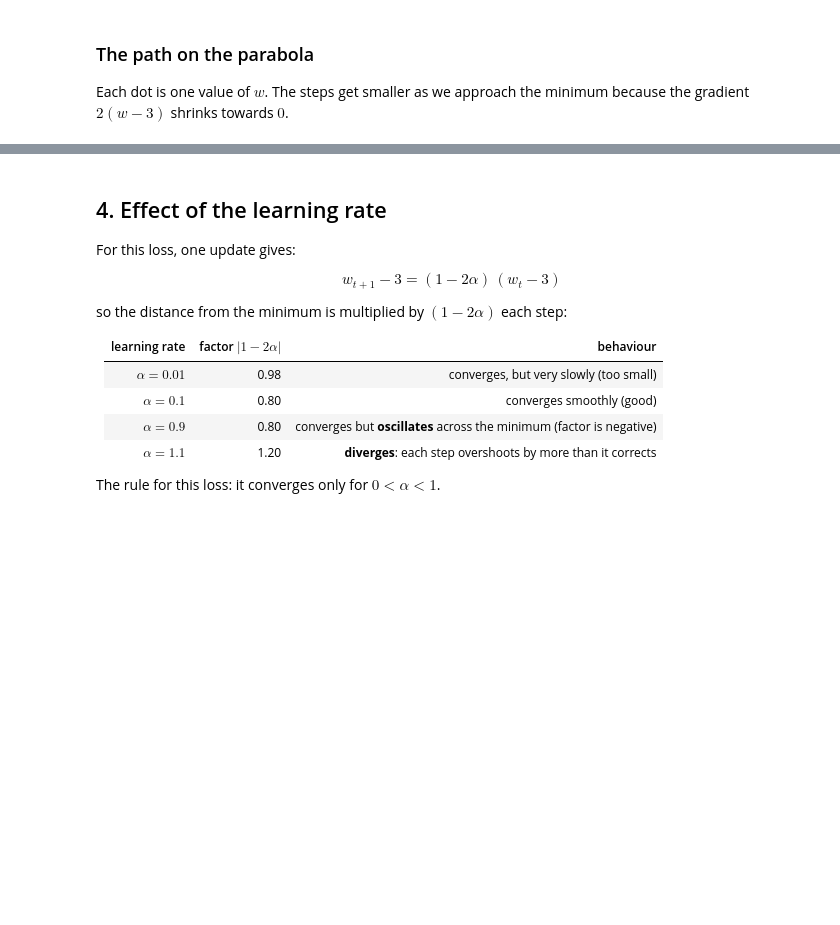
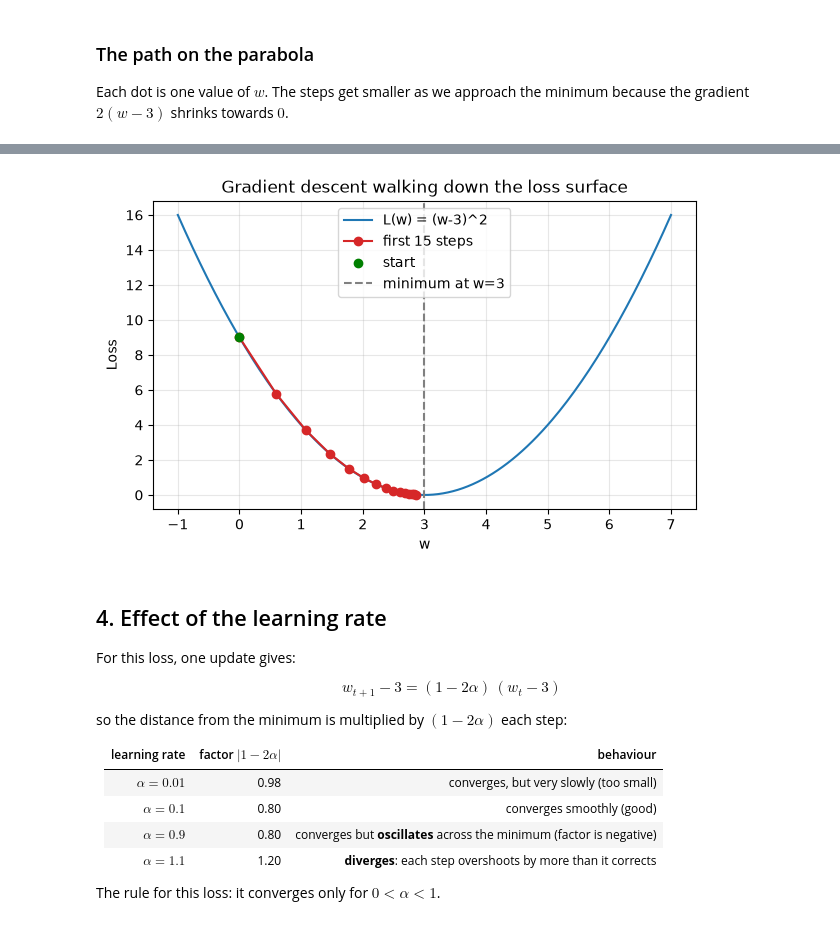
Before and after one commit to Mishiez/math-behind-ml, a Jupyter notebook: h3_gradient_descent.ipynb, the cells around one changed output, grey strips where cells are left out. Cells and saved outputs as stored; diff of their text form; code cells hidden in the pictures; blank space fills up the shorter version.

```diff
--- a/h3_gradient_descent.ipynb
+++ b/h3_gradient_descent.ipynb
@@ -145,3 +133,19 @@ plt.show()
+# %%
+ws = np.linspace(-1, 7, 200)
+
+plt.figure(figsize=(7, 4))
+plt.plot(ws, loss(ws), label="L(w) = (w-3)^2")
+plt.plot(w_hist[:15], loss(w_hist[:15]), "o-", color="tab:red", label="first 15 steps")
+plt.scatter([w_hist[0]], [loss(w_hist[0])], color="green", zorder=5, label="start")
+plt.axvline(3, color="gray", linestyle="--", label="minimum at w=3")
+plt.title("Gradient descent walking down the loss surface")
+plt.xlabel("w")
+plt.ylabel("Loss")
+plt.legend()
+plt.grid(alpha=0.3)
+plt.show()
+# %% [output]
+[figure, added]
 # %% [markdown]
 ## 4. Effect of the learning rate
 
```
Also changed, not shown: parts of 6 cells of this notebook.
